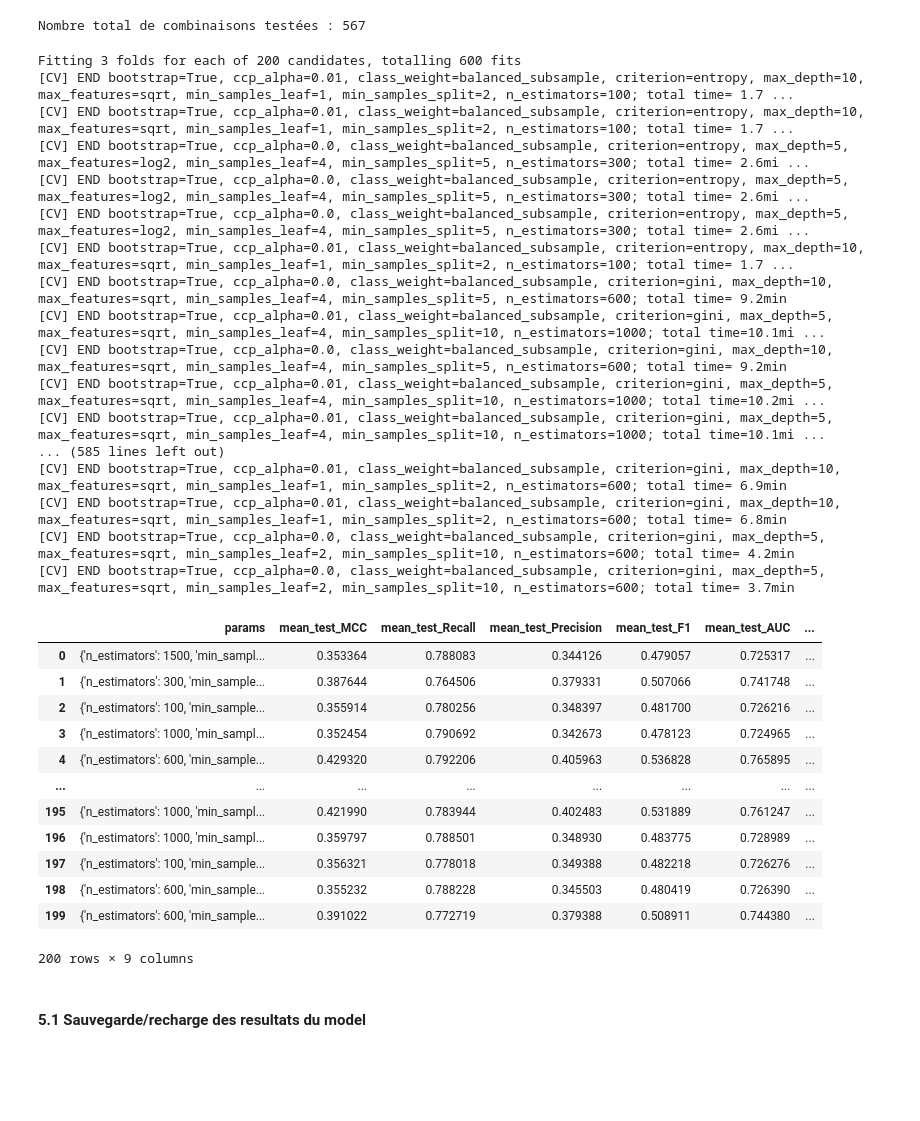
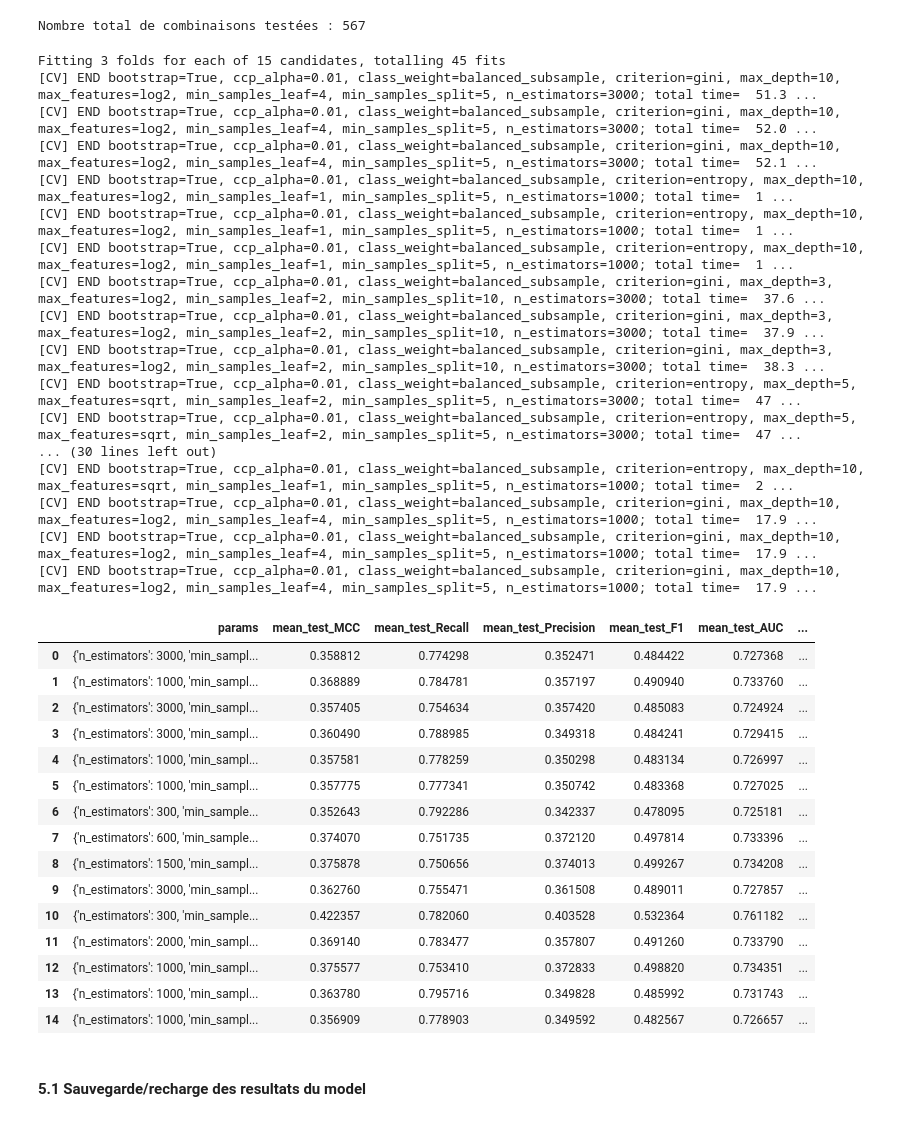
Before and after one commit to artmskfr/1_Project_RoadAccident, a Jupyter notebook: Modelisation/Random Forest/RF_binaire_v0.ipynb, the cells around one changed output. Drawn from its saved outputs; the diff is of its cells as text; code cells hidden in the pictures; blank space fills up the shorter version.

```diff
--- a/Modelisation/Random Forest/RF_binaire_v0.ipynb
+++ b/Modelisation/Random Forest/RF_binaire_v0.ipynb
@@ -56,6 +56,6 @@ pd.set_option('display.max_colwidth', None)
 ### **1. Import Dataset verification de la repartition des classes**
 # %%
 # Import dataset
-df = pd.read_csv('1_Project_RoadAccident/data/dataset_18-21_for_model_encoding.csv',sep=',', index_col=0)
+df = pd.read_csv('/Users/artmskfr/Desktop/Formations/GitHub/Projects/1_Project_RoadAccident/data/dataset_18-21_for_model_encoding.csv',sep=',', index_col=0)
 df.head()
 # %% [output]
@@ -518,7 +526,7 @@ Nombre total de combinaisons testées : 567
 from sklearn.metrics import recall_score
 from sklearn.metrics import fbeta_score
 
-total_iterations = 200
+total_iterations = 15
 '''
 scoring = {
     'MCC': make_scorer(matthews_corrcoef),
@@ -570,7 +578,7 @@ rf_classifier = RandomForestClassifier(random_state=42, n_jobs=-1)
 random_search = RandomizedSearchCV(rf_classifier, param_distributions=param_dist, scoring=scoring,
     n_iter=total_iterations,       # Nombre d'itérations de la recherche
     cv=3,
-    n_jobs=-1,
+    n_jobs = 1,
     random_state=42,
     refit=False, verbose=2
 )
@@ -595,62 +603,65 @@ with tqdm(total=total_iterations) as pbar:
         elapsed_times.append(elapsed_time)
 
         # Calculer le temps moyen d'exécution par itération
         average_time_per_iteration = sum(elapsed_times) / len(elapsed_times)
 
         # Calculer le temps restant approximatif
         remaining_iterations = total_iterations - len(elapsed_times)
         estimated_time_remaining = remaining_iterations * average_time_per_iteration
 
         # Mettre à jour la barre de progression et afficher le temps restant
         pbar.update(1)
         pbar.set_postfix({'Estimated Time Remaining': f'{estimated_time_remaining/60:.2f} minutes'})
 
 
 # Temps total écoulé
 total_elapsed_time = time() - start_time
 print(f"Total Elapsed Time: {total_elapsed_time:.2f} seconds")
 '''
 
 results_df = pd.DataFrame(random_search.cv_results_)
 
 # Sélectionner les colonnes pertinentes
 selected_columns = ['params'] + [f'mean_test_{metric}' for metric in scoring]
 results_df = results_df[selected_columns]
 
 results_df
 
 #results_df.to_csv('Save_RandomForest/bin/results_RF_b_200par.csv', index=False)
 # %% [output]
-Fitting 3 folds for each of 200 candidates, totalling 600 fits
-[CV] END bootstrap=True, ccp_alpha=0.01, class_weight=balanced_subsample, criterion=entropy, max_depth=10, max_features=sqrt, min_samples_leaf=1, min_samples_split=2, n_estimators=100; total time= 1.7 ...
-[CV] END bootstrap=True, ccp_alpha=0.01, class_weight=balanced_subsample, criterion=entropy, max_depth=10, max_features=sqrt, min_samples_leaf=1, min_samples_split=2, n_estimators=100; total time= 1.7 ...
-[CV] END bootstrap=True, ccp_alpha=0.0, class_weight=balanced_subsample, criterion=entropy, max_depth=5, max_features=log2, min_samples_leaf=4, min_samples_split=5, n_estimators=300; total time= 2.6mi ...
-[CV] END bootstrap=True, ccp_alpha=0.0, class_weight=balanced_subsample, criterion=entropy, max_depth=5, max_features=log2, min_samples_leaf=4, min_samples_split=5, n_estimators=300; total time= 2.6mi ...
-[CV] END bootstrap=True, ccp_alpha=0.0, class_weight=balanced_subsample, criterion=entropy, max_depth=5, max_features=log2, min_samples_leaf=4, min_samples_split=5, n_estimators=300; total time= 2.6mi ...
-[CV] END bootstrap=True, ccp_alpha=0.01, class_weight=balanced_subsample, criterion=entropy, max_depth=10, max_features=sqrt, min_samples_leaf=1, min_samples_split=2, n_estimators=100; total time= 1.7 ...
-[CV] END bootstrap=True, ccp_alpha=0.0, class_weight=balanced_subsample, criterion=gini, max_depth=10, max_features=sqrt, min_samples_leaf=4, min_samples_split=5, n_estimators=600; total time= 9.2min
-[CV] END bootstrap=True, ccp_alpha=0.01, class_weight=balanced_subsample, criterion=gini, max_depth=5, max_features=sqrt, min_samples_leaf=4, min_samples_split=10, n_estimators=1000; total time=10.1mi ...
-[CV] END bootstrap=True, ccp_alpha=0.0, class_weight=balanced_subsample, criterion=gini, max_depth=10, max_features=sqrt, min_samples_leaf=4, min_samples_split=5, n_estimators=600; total time= 9.2min
-[CV] END bootstrap=True, ccp_alpha=0.01, class_weight=balanced_subsample, criterion=gini, max_depth=5, max_features=sqrt, min_samples_leaf=4, min_samples_split=10, n_estimators=1000; total time=10.2mi ...
-[CV] END bootstrap=True, ccp_alpha=0.01, class_weight=balanced_subsample, criterion=gini, max_depth=5, max_features=sqrt, min_samples_leaf=4, min_samples_split=10, n_estimators=1000; total time=10.1mi ...
-... (585 lines left out)
-[CV] END bootstrap=True, ccp_alpha=0.01, class_weight=balanced_subsample, criterion=gini, max_depth=10, max_features=sqrt, min_samples_leaf=1, min_samples_split=2, n_estimators=600; total time= 6.9min
-[CV] END bootstrap=True, ccp_alpha=0.01, class_weight=balanced_subsample, criterion=gini, max_depth=10, max_features=sqrt, min_samples_leaf=1, min_samples_split=2, n_estimators=600; total time= 6.8min
-[CV] END bootstrap=True, ccp_alpha=0.0, class_weight=balanced_subsample, criterion=gini, max_depth=5, max_features=sqrt, min_samples_leaf=2, min_samples_split=10, n_estimators=600; total time= 4.2min
-[CV] END bootstrap=True, ccp_alpha=0.0, class_weight=balanced_subsample, criterion=gini, max_depth=5, max_features=sqrt, min_samples_leaf=2, min_samples_split=10, n_estimators=600; total time= 3.7min
+Fitting 3 folds for each of 15 candidates, totalling 45 fits
+[CV] END bootstrap=True, ccp_alpha=0.01, class_weight=balanced_subsample, criterion=gini, max_depth=10, max_features=log2, min_samples_leaf=4, min_samples_split=5, n_estimators=3000; total time=  51.3 ...
+[CV] END bootstrap=True, ccp_alpha=0.01, class_weight=balanced_subsample, criterion=gini, max_depth=10, max_features=log2, min_samples_leaf=4, min_samples_split=5, n_estimators=3000; total time=  52.0 ...
+[CV] END bootstrap=True, ccp_alpha=0.01, class_weight=balanced_subsample, criterion=gini, max_depth=10, max_features=log2, min_samples_leaf=4, min_samples_split=5, n_estimators=3000; total time=  52.1 ...
+[CV] END bootstrap=True, ccp_alpha=0.01, class_weight=balanced_subsample, criterion=entropy, max_depth=10, max_features=log2, min_samples_leaf=1, min_samples_split=5, n_estimators=1000; total time=  1 ...
+[CV] END bootstrap=True, ccp_alpha=0.01, class_weight=balanced_subsample, criterion=entropy, max_depth=10, max_features=log2, min_samples_leaf=1, min_samples_split=5, n_estimators=1000; total time=  1 ...
+[CV] END bootstrap=True, ccp_alpha=0.01, class_weight=balanced_subsample, criterion=entropy, max_depth=10, max_features=log2, min_samples_leaf=1, min_samples_split=5, n_estimators=1000; total time=  1 ...
+[CV] END bootstrap=True, ccp_alpha=0.01, class_weight=balanced_subsample, criterion=gini, max_depth=3, max_features=log2, min_samples_leaf=2, min_samples_split=10, n_estimators=3000; total time=  37.6 ...
+[CV] END bootstrap=True, ccp_alpha=0.01, class_weight=balanced_subsample, criterion=gini, max_depth=3, max_features=log2, min_samples_leaf=2, min_samples_split=10, n_estimators=3000; total time=  37.9 ...
+[CV] END bootstrap=True, ccp_alpha=0.01, class_weight=balanced_subsample, criterion=gini, max_depth=3, max_features=log2, min_samples_leaf=2, min_samples_split=10, n_estimators=3000; total time=  38.3 ...
+[CV] END bootstrap=True, ccp_alpha=0.01, class_weight=balanced_subsample, criterion=entropy, max_depth=5, max_features=sqrt, min_samples_leaf=2, min_samples_split=5, n_estimators=3000; total time=  47 ...
+[CV] END bootstrap=True, ccp_alpha=0.01, class_weight=balanced_subsample, criterion=entropy, max_depth=5, max_features=sqrt, min_samples_leaf=2, min_samples_split=5, n_estimators=3000; total time=  47 ...
+... (30 lines left out)
+[CV] END bootstrap=True, ccp_alpha=0.01, class_weight=balanced_subsample, criterion=entropy, max_depth=10, max_features=sqrt, min_samples_leaf=1, min_samples_split=5, n_estimators=1000; total time=  2 ...
+[CV] END bootstrap=True, ccp_alpha=0.01, class_weight=balanced_subsample, criterion=gini, max_depth=10, max_features=log2, min_samples_leaf=4, min_samples_split=5, n_estimators=1000; total time=  17.9 ...
+[CV] END bootstrap=True, ccp_alpha=0.01, class_weight=balanced_subsample, criterion=gini, max_depth=10, max_features=log2, min_samples_leaf=4, min_samples_split=5, n_estimators=1000; total time=  17.9 ...
+[CV] END bootstrap=True, ccp_alpha=0.01, class_weight=balanced_subsample, criterion=gini, max_depth=10, max_features=log2, min_samples_leaf=4, min_samples_split=5, n_estimators=1000; total time=  17.9 ...
 |  | params | mean_test_MCC | mean_test_Recall | mean_test_Precision | mean_test_F1 | mean_test_AUC | ... |
-| 0 | {'n_estimators': 1500, 'min_sampl... | 0.353364 | 0.788083 | 0.344126 | 0.479057 | 0.725317 | ... |
-| 1 | {'n_estimators': 300, 'min_sample... | 0.387644 | 0.764506 | 0.379331 | 0.507066 | 0.741748 | ... |
-| 2 | {'n_estimators': 100, 'min_sample... | 0.355914 | 0.780256 | 0.348397 | 0.481700 | 0.726216 | ... |
-| 3 | {'n_estimators': 1000, 'min_sampl... | 0.352454 | 0.790692 | 0.342673 | 0.478123 | 0.724965 | ... |
-| 4 | {'n_estimators': 600, 'min_sample... | 0.429320 | 0.792206 | 0.405963 | 0.536828 | 0.765895 | ... |
-| ... | ... | ... | ... | ... | ... | ... | ... |
-| 195 | {'n_estimators': 1000, 'min_sampl... | 0.421990 | 0.783944 | 0.402483 | 0.531889 | 0.761247 | ... |
-| 196 | {'n_estimators': 1000, 'min_sampl... | 0.359797 | 0.788501 | 0.348930 | 0.483775 | 0.728989 | ... |
-| 197 | {'n_estimators': 100, 'min_sample... | 0.356321 | 0.778018 | 0.349388 | 0.482218 | 0.726276 | ... |
-| 198 | {'n_estimators': 600, 'min_sample... | 0.355232 | 0.788228 | 0.345503 | 0.480419 | 0.726390 | ... |
-| 199 | {'n_estimators': 600, 'min_sample... | 0.391022 | 0.772719 | 0.379388 | 0.508911 | 0.744380 | ... |
+| 0 | {'n_estimators': 3000, 'min_sampl... | 0.358812 | 0.774298 | 0.352471 | 0.484422 | 0.727368 | ... |
+| 1 | {'n_estimators': 1000, 'min_sampl... | 0.368889 | 0.784781 | 0.357197 | 0.490940 | 0.733760 | ... |
+| 2 | {'n_estimators': 3000, 'min_sampl... | 0.357405 | 0.754634 | 0.357420 | 0.485083 | 0.724924 | ... |
+| 3 | {'n_estimators': 3000, 'min_sampl... | 0.360490 | 0.788985 | 0.349318 | 0.484241 | 0.729415 | ... |
+| 4 | {'n_estimators': 1000, 'min_sampl... | 0.357581 | 0.778259 | 0.350298 | 0.483134 | 0.726997 | ... |
+| 5 | {'n_estimators': 1000, 'min_sampl... | 0.357775 | 0.777341 | 0.350742 | 0.483368 | 0.727025 | ... |
+| 6 | {'n_estimators': 300, 'min_sample... | 0.352643 | 0.792286 | 0.342337 | 0.478095 | 0.725181 | ... |
+| 7 | {'n_estimators': 600, 'min_sample... | 0.374070 | 0.751735 | 0.372120 | 0.497814 | 0.733396 | ... |
+| 8 | {'n_estimators': 1500, 'min_sampl... | 0.375878 | 0.750656 | 0.374013 | 0.499267 | 0.734208 | ... |
+| 9 | {'n_estimators': 3000, 'min_sampl... | 0.362760 | 0.755471 | 0.361508 | 0.489011 | 0.727857 | ... |
+| 10 | {'n_estimators': 300, 'min_sample... | 0.422357 | 0.782060 | 0.403528 | 0.532364 | 0.761182 | ... |
+| 11 | {'n_estimators': 2000, 'min_sampl... | 0.369140 | 0.783477 | 0.357807 | 0.491260 | 0.733790 | ... |
+| 12 | {'n_estimators': 1000, 'min_sampl... | 0.375577 | 0.753410 | 0.372833 | 0.498820 | 0.734351 | ... |
+| 13 | {'n_estimators': 1000, 'min_sampl... | 0.363780 | 0.795716 | 0.349828 | 0.485992 | 0.731743 | ... |
+| 14 | {'n_estimators': 1000, 'min_sampl... | 0.356909 | 0.778903 | 0.349592 | 0.482567 | 0.726657 | ... |
-200 rows × 9 columns
 # %% [markdown]
 #### **5.1 Sauvegarde/recharge des resultats du model**
 # %%
```
Also changed, not shown: parts of 4 cells of this notebook, 2 other files.
